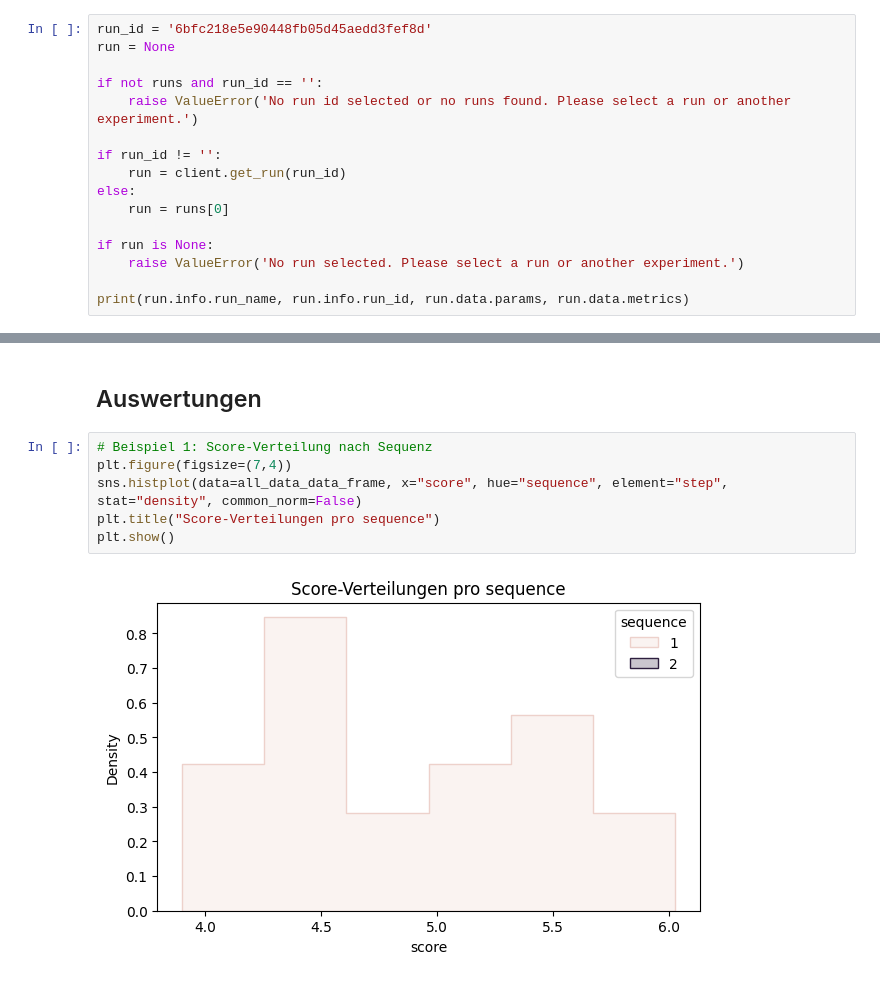
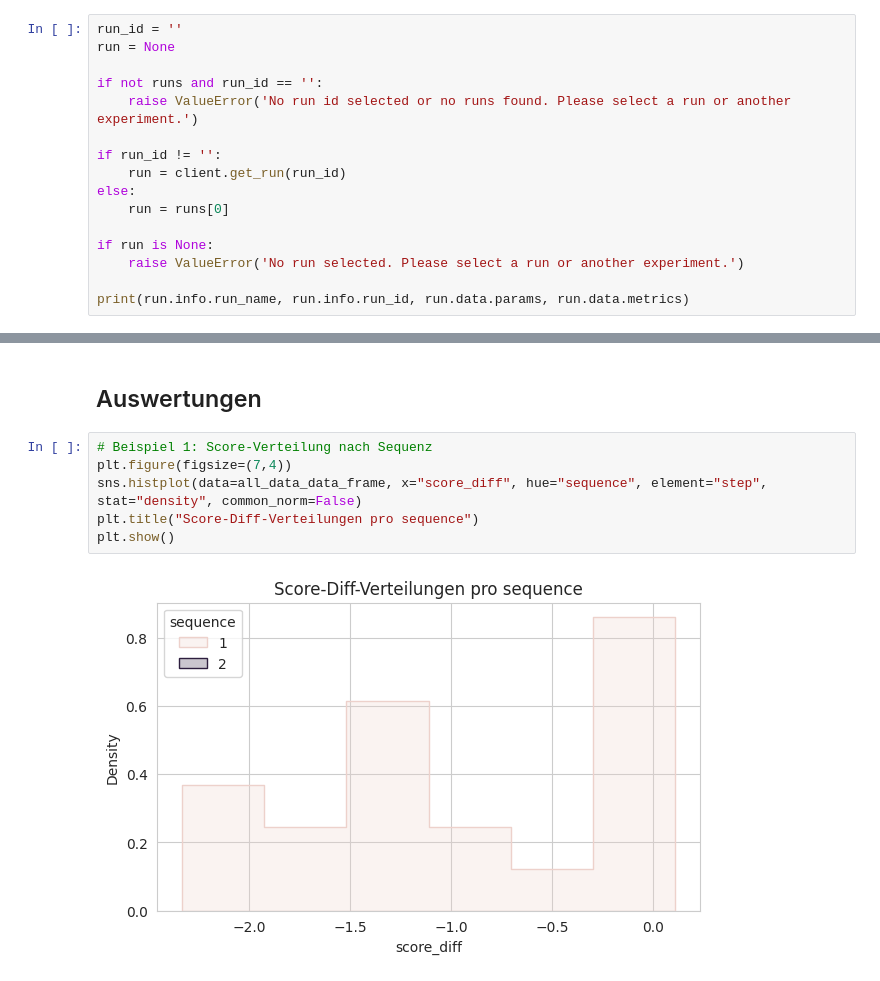
Before and after one commit to freegbee/agentic_photography_instructor, a Jupyter notebook: notebooks/Experiment_Statistics.ipynb, the cells around one changed output, grey strips where cells are left out. Drawn from its saved outputs; the diff is of its cells as text.

```diff
--- a/notebooks/Experiment_Statistics.ipynb
+++ b/notebooks/Experiment_Statistics.ipynb
@@ -71,7 +72,7 @@ Found runs in 'PoC Image Degrading 0.1': 1
 # %% [markdown]
 ## Select run (id or last run of selected experiment)
 # %%
-run_id = '6bfc218e5e90448fb05d45aedd3fef8d'
+run_id = ''
 run = None
 
 if not runs and run_id == '':
@@ -209,11 +210,11 @@ print(all_data_data_frame.head())
 # %%
 # Beispiel 1: Score-Verteilung nach Sequenz
 plt.figure(figsize=(7,4))
-sns.histplot(data=all_data_data_frame, x="score", hue="sequence", element="step", stat="density", common_norm=False)
-plt.title("Score-Verteilungen pro sequence")
+sns.histplot(data=all_data_data_frame, x="score_diff", hue="sequence", element="step", stat="density", common_norm=False)
+plt.title("Score-Diff-Verteilungen pro sequence")
 plt.show()
 # %% [output]
-[figure, old version]
+[figure, new version]
 # %%
 # Beispiel 2: Boxen nach Kategorie (Transformation)
 plt.figure(figsize=(8,4))
```
Also changed, not shown: parts of 6 cells of this notebook.
